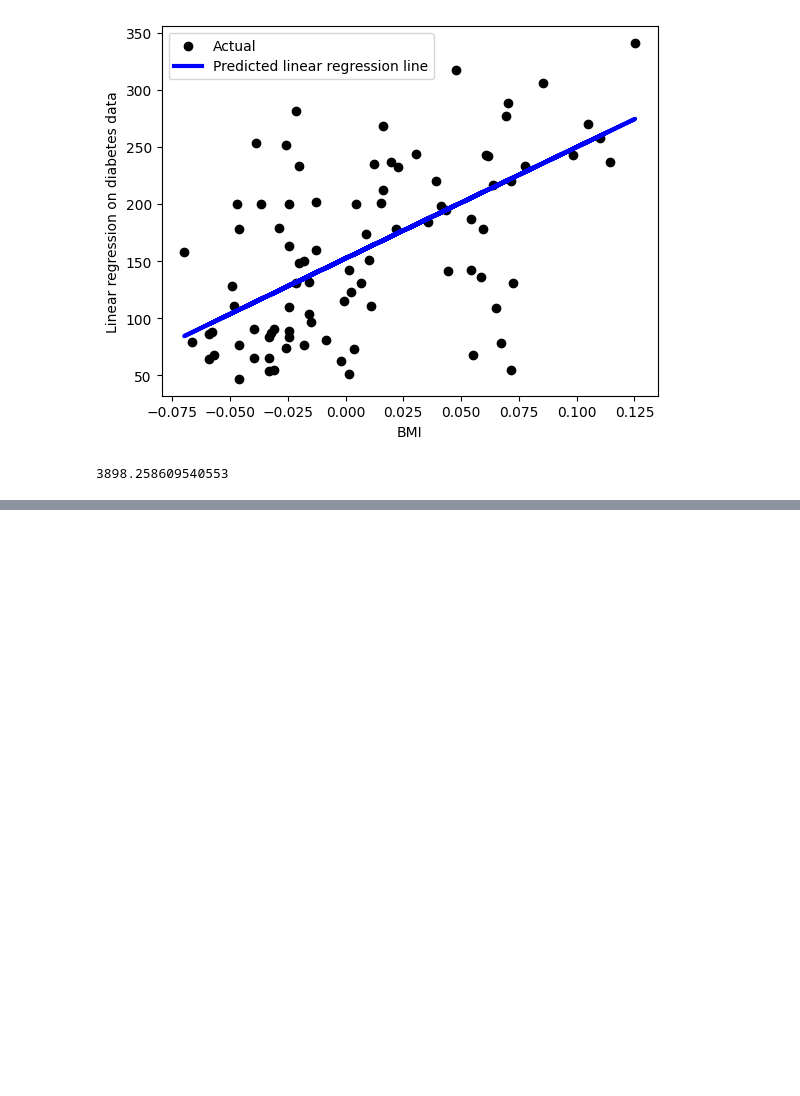
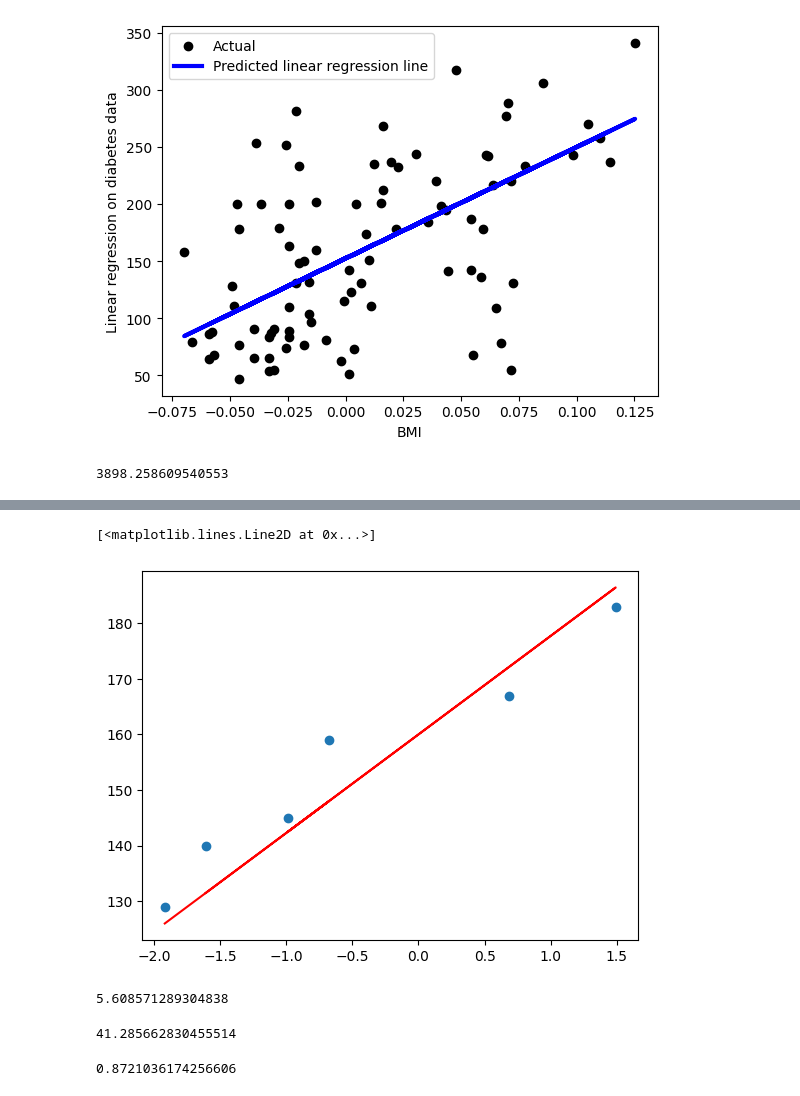
Before and after one commit to ydv-prince/Machine-Learning, a Jupyter notebook: 1_simple_linear_regression.ipynb, the cells around one changed output, grey strips where cells are left out. Cells and saved outputs as stored; diff of their text form; code cells hidden in the pictures; blank space fills up the shorter version.

```diff
--- a/1_simple_linear_regression.ipynb
+++ b/1_simple_linear_regression.ipynb
@@ -371,0 +693,3 @@ mean_squared_error(y_test, y_pred)
+# %%
+# Prediction on test data
+y_pred_test = regressor.predict(x_test)
@@ -371,0 +713,6 @@ mean_squared_error(y_test, y_pred)
+# %%
+plt.scatter(x_test, y_test)
+plt.plot(x_test, y_pred_test, color = 'red')
+# %% [output]
+[<matplotlib.lines.Line2D at 0x...>]
+[figure, added]
@@ -371,0 +723,12 @@ mean_squared_error(y_test, y_pred)
+# %%
+mean_absolute_error(y_test, y_pred_test)
+# %% [output]
+5.608571289304838
+# %%
+mean_squared_error(y_test, y_pred_test)
+# %% [output]
+41.285662830455514
+# %%
+r2_score(y_test, y_pred_test)   # 1- SSR/SST
+# %% [output]
+0.8721036174256606
```
Also changed, not shown: parts of 58 cells of this notebook.
